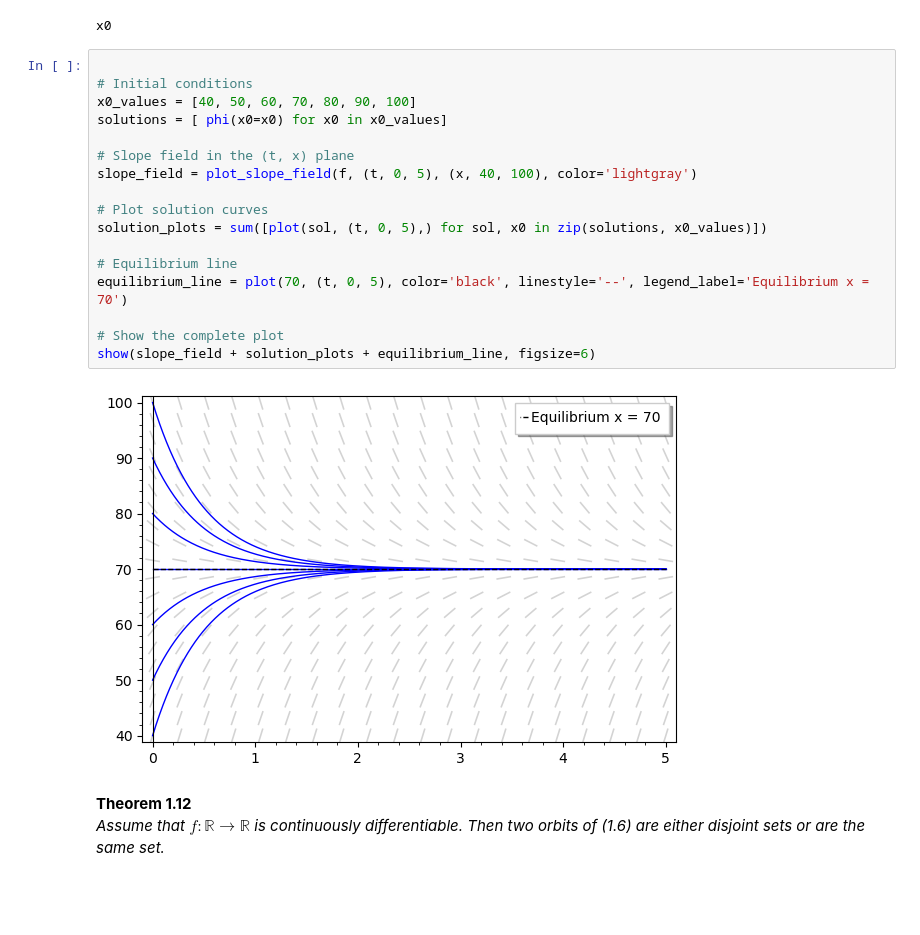
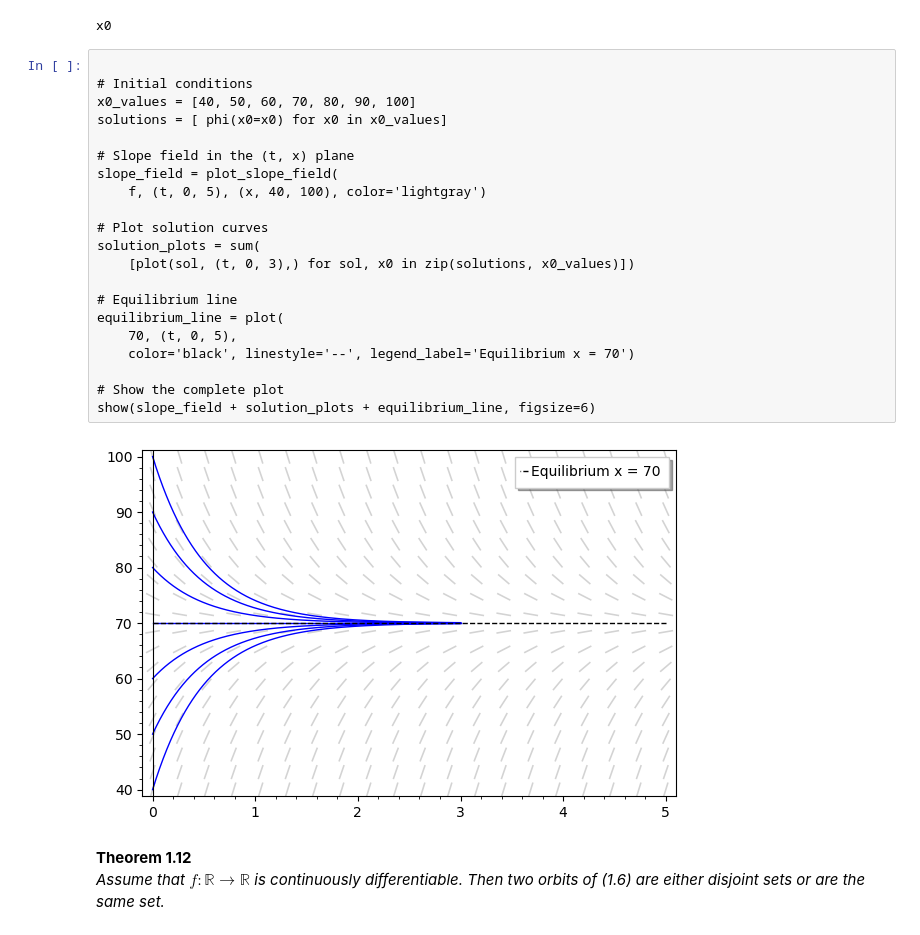
Before and after one commit to julihocc/itesm-ma2008b-notes, a Jupyter notebook: period-02/week-01/w201.ipynb, the cells around one changed output. Drawn from its saved outputs; the diff is of its cells as text; blank space fills up the shorter version.

```diff
--- a/period-02/week-01/w201.ipynb
+++ b/period-02/week-01/w201.ipynb
@@ -160,22 +160,26 @@ x0
 # %%
 
 # Initial conditions
 x0_values = [40, 50, 60, 70, 80, 90, 100]
 solutions = [ phi(x0=x0) for x0 in x0_values]
 
 # Slope field in the (t, x) plane
-slope_field = plot_slope_field(f, (t, 0, 5), (x, 40, 100), color='lightgray')
+slope_field = plot_slope_field(
+    f, (t, 0, 5), (x, 40, 100), color='lightgray')
 
 # Plot solution curves
-solution_plots = sum([plot(sol, (t, 0, 5),) for sol, x0 in zip(solutions, x0_values)])
+solution_plots = sum(
+    [plot(sol, (t, 0, 3),) for sol, x0 in zip(solutions, x0_values)])
 
 # Equilibrium line
-equilibrium_line = plot(70, (t, 0, 5), color='black', linestyle='--', legend_label='Equilibrium x = 70')
+equilibrium_line = plot(
+    70, (t, 0, 5),
+    color='black', linestyle='--', legend_label='Equilibrium x = 70')
 
 # Show the complete plot
 show(slope_field + solution_plots + equilibrium_line, figsize=6)
 # %% [output]
-[figure, old version]
+[figure, new version]
 # %% [markdown]
 **Theorem 1.12**
 *Assume that $f : \mathbb{R} \to \mathbb{R}$ is continuously differentiable. Then two orbits of (1.6) are either disjoint sets or are the same set.*
```
Also changed, not shown: parts of 1 cell of this notebook.
